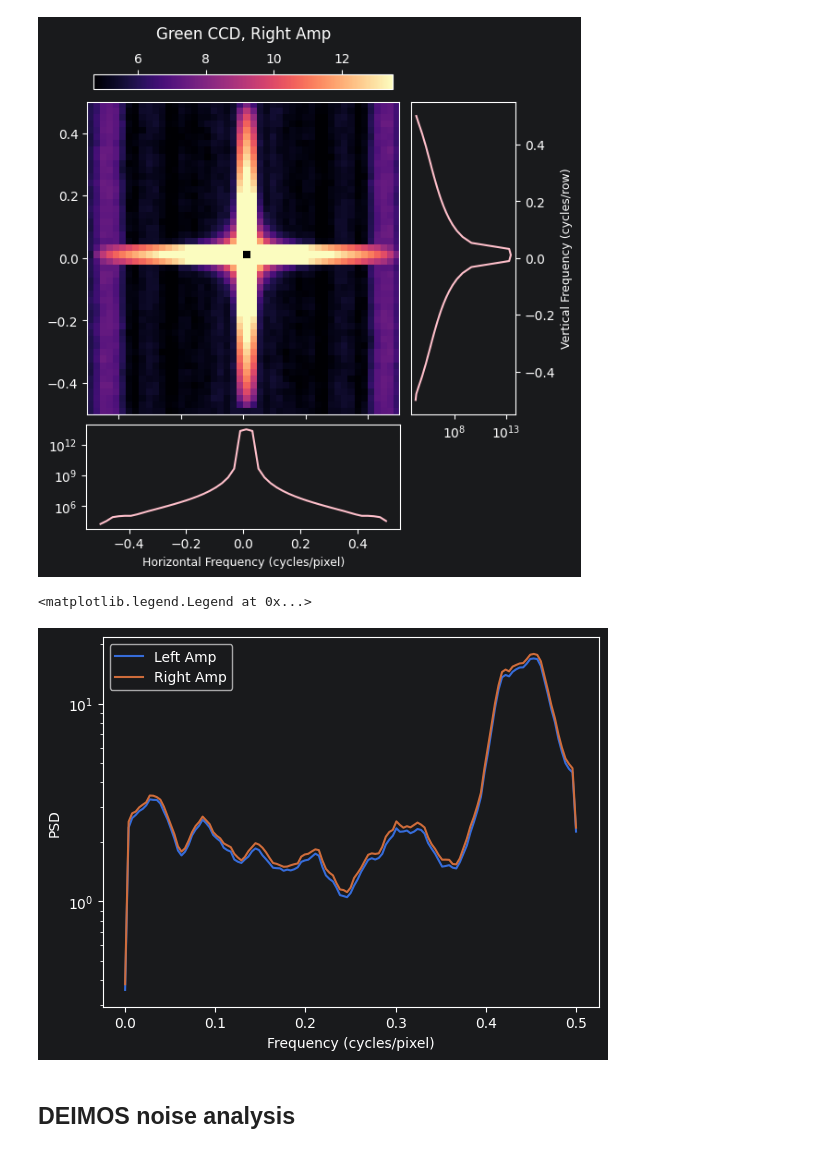
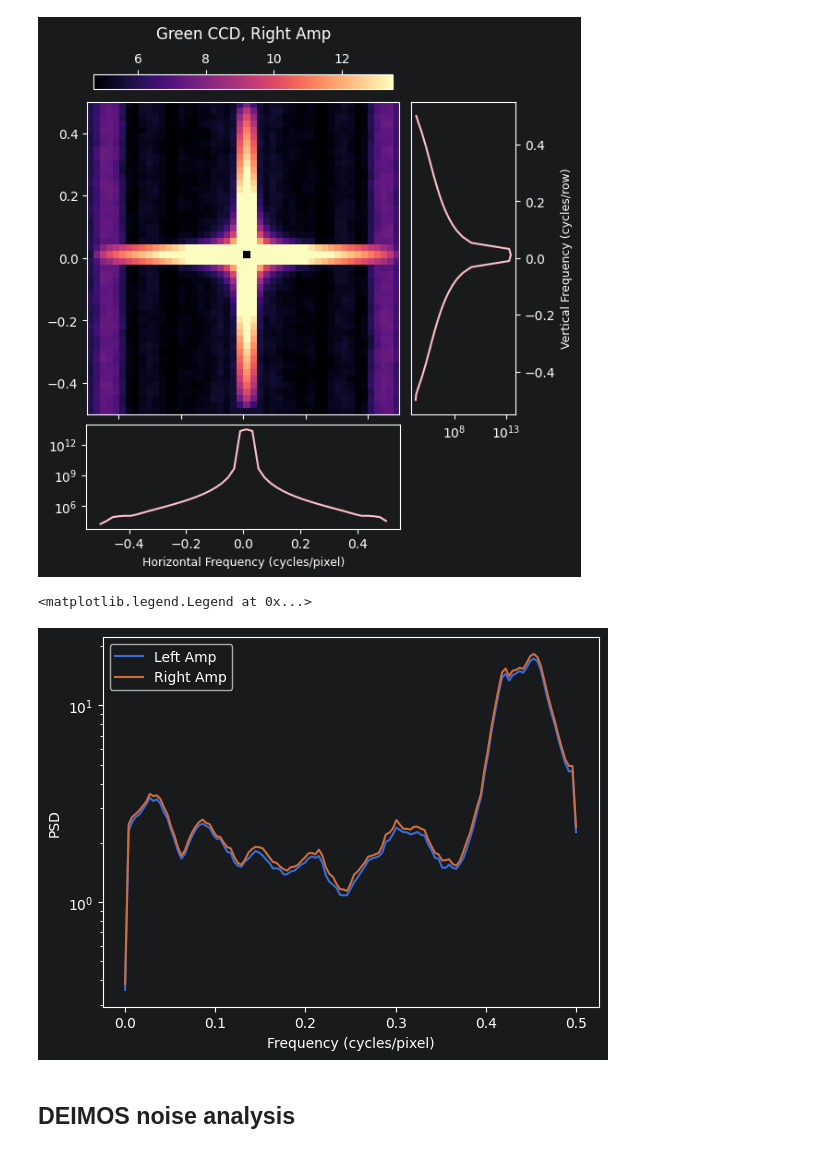
Before and after one commit to CaltechOpticalObservatories/eregion, a Jupyter notebook: playground/KPF_play.ipynb, the cells around one changed output. Cells and saved outputs as stored; diff of their text form; code cells hidden in the pictures.

Commit message:
added and tested raveled welch

```diff
--- a/playground/KPF_play.ipynb
+++ b/playground/KPF_play.ipynb
@@ -8,4 +8,6 @@ from scipy.signal.windows import hamming, hann
 # %%
 imtask = ImageCreator(detector_config='../src/eregion/configs/detectors/kpf.yaml')
 res = imtask.run(input_source='../data/KPF/KP.20250219.590*.fits', fileloader_func=load_image_fits_KPF)
+kpfdat = res.data
+kpfdat
 # %% [output]
@@ -85,7 +83,7 @@ def plot_psd(psd, f_pix=2e5, t_line=0.0111, figsize=(6, 6), log_image=True, zsca
     ax[0,1].yaxis.set_label_position("right")
     return fig, ax
 # %%
-green = bundle1[0]
+green = kpfdat[0]
 
 # limage, _ = green.outputs['amp1'].get_image_region()
 limage = green.outputs['amp1'].get_overscan(axis='serial', corner=False)
@@ -105,18 +103,18 @@ Text(0.5, 1.0, 'Green CCD, Right Amp')
 # %%
 from scipy.signal import welch
 
-fl, psdl = welch(np.ravel(limage.values), nperseg=256, window='hamming', return_onesided=True)
-fr, psdr = welch(np.ravel(rimage.values), nperseg=256, window='hamming', return_onesided=True)
+fl, psdl = welch2d.raveled_welch(limage.values, target_shape=256, window_func='hamming')
+fr, psdr = welch2d.raveled_welch(rimage.values, target_shape=256, window_func='hamming')
 
 plt.plot(fl, psdl, label='Left Amp')
 plt.plot(fr, psdr, label='Right Amp')
 plt.yscale('log')
 plt.ylabel('PSD')
 plt.xlabel('Frequency (cycles/pixel)')
 plt.legend()
 # %% [output]
 <matplotlib.legend.Legend at 0x...>
-[figure, old version]
+[figure, new version]
 # %% [markdown]
 ## DEIMOS noise analysis
 # %%
```
Also changed, not shown: parts of 8 cells of this notebook, 1 other file.
